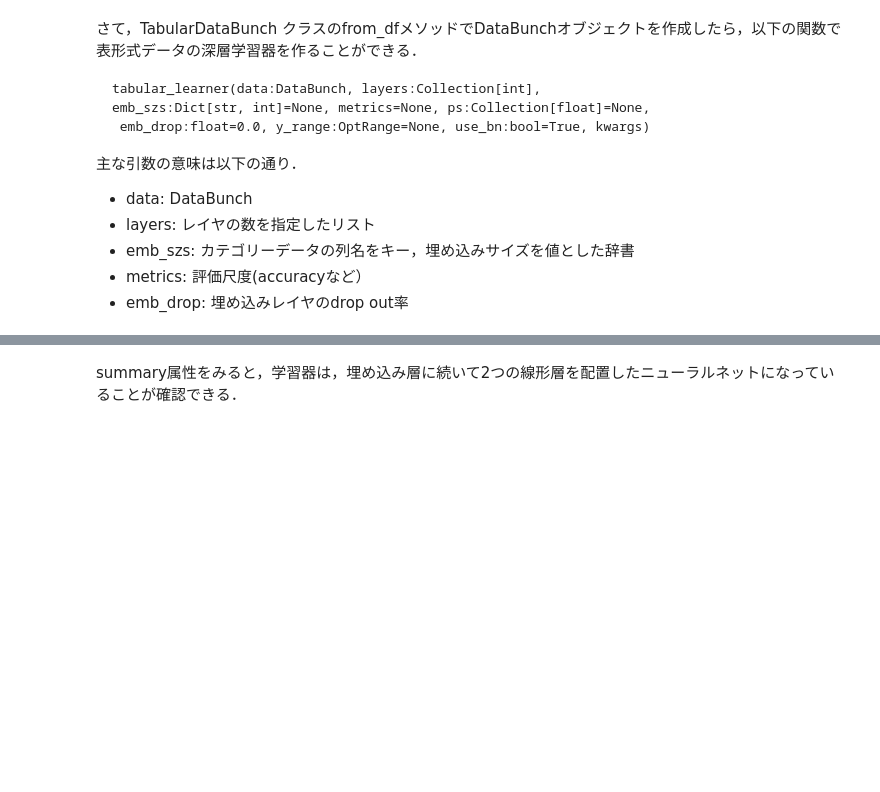
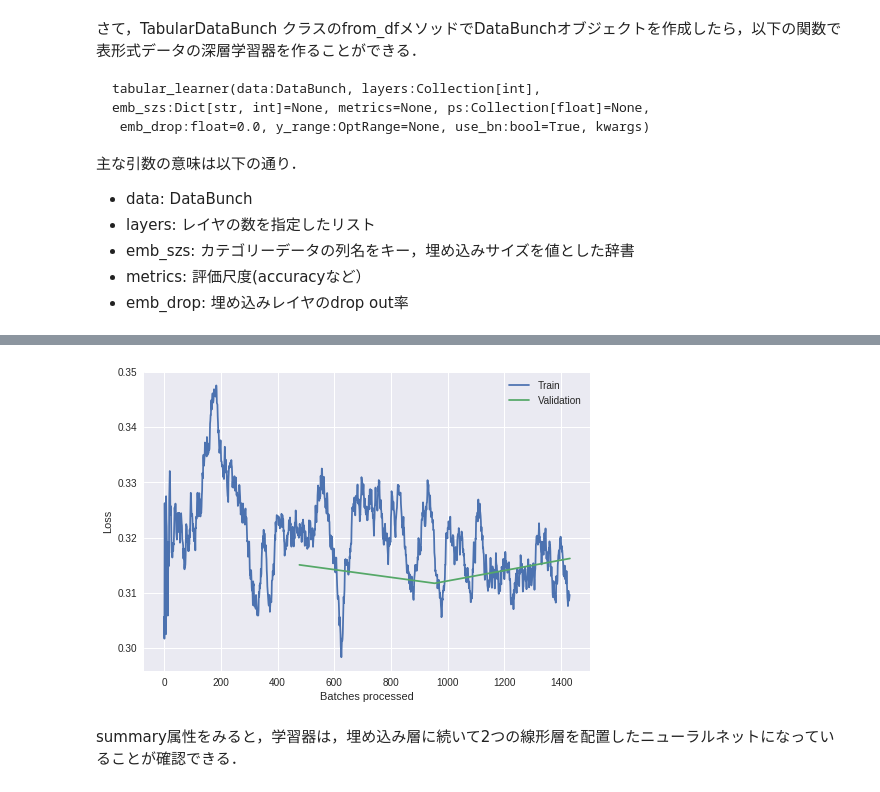
Before and after one commit to mickeykubo/fastai-v1, a Jupyter notebook: fastai_training_ver1.ipynb, the cells around one changed output, grey strips where cells are left out. Cells and saved outputs as stored; diff of their text form; code cells hidden in the pictures; blank space fills up the shorter version.

```diff
--- a/fastai_training_ver1.ipynb
+++ b/fastai_training_ver1.ipynb
@@ -620,3 +640,7 @@ Total time: 00:19
+# %%
+learn.recorder.plot_losses()
+# %% [output]
+[figure, added]
 # %% [markdown]
 summary属性をみると，学習器は，埋め込み層に続いて2つの線形層を配置したニューラルネットになっていることが確認できる．
 # %%
```
Also changed, not shown: parts of 21 cells of this notebook.
